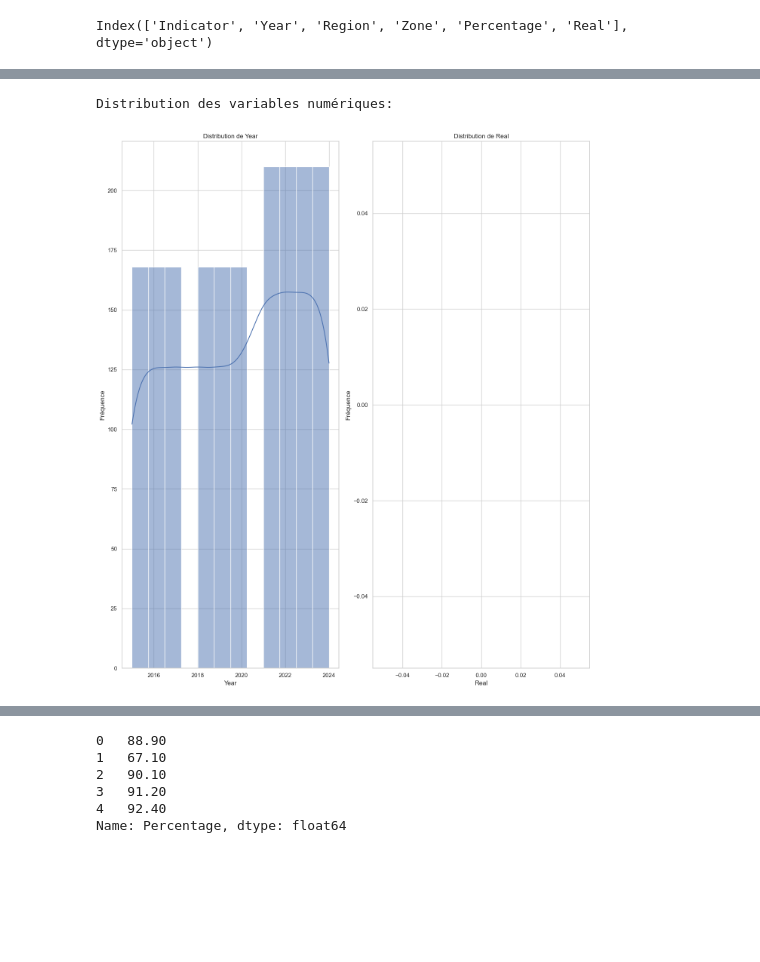
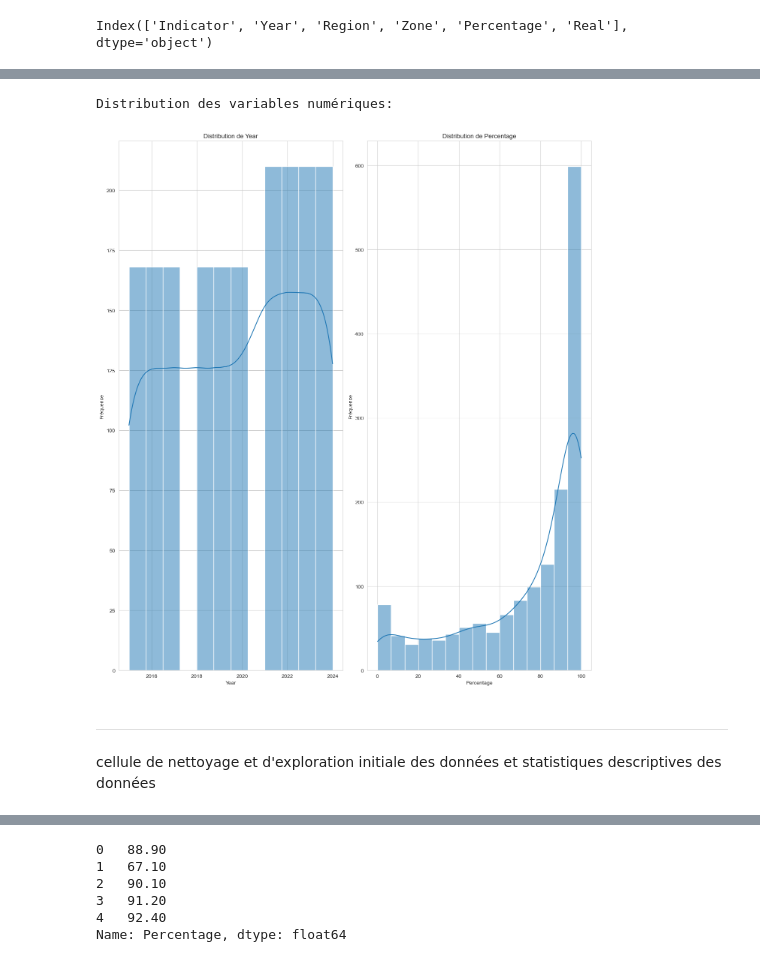
Before and after one commit to speedy27/Data-analysis, a Jupyter notebook: Projet_Analyse_Donnees.ipynb, the cells around one changed output, grey strips where cells are left out. Drawn from its saved outputs; the diff is of its cells as text; code cells hidden in the pictures; blank space fills up the shorter version.

```diff
--- a/Projet_Analyse_Donnees.ipynb
+++ b/Projet_Analyse_Donnees.ipynb
@@ -118,30 +242,57 @@ pd.set_option('display.float_format', '{:.2f}'.format)
 # %%
+import matplotlib.pyplot as plt
+import seaborn as sns
+
+# Fonction pour tracer les histogrammes des variables numériques d'un DataFrame
+# df : DataFrame pandas à analyser
+# numerical_cols : liste des colonnes numériques à tracer
+# n_cols : nombre de colonnes de sous-graphiques par ligne (par défaut 3)
+# figsize : taille de la figure globale
+
 def plot_histograms(df, numerical_cols, n_cols=3, figsize=(20, 15)):
+    # Calcul du nombre de lignes nécessaires pour afficher tous les histogrammes
     n_rows = (len(numerical_cols) + n_cols - 1) // n_cols
+    # Création de la grille de sous-graphiques
     fig, axes = plt.subplots(n_rows, n_cols, figsize=figsize)
+    # Mise à plat de la grille pour un accès facile par indice
     axes = axes.flatten()
 
+    # Boucle sur chaque colonne numérique pour tracer son histogramme
     for i, col in enumerate(numerical_cols):
+        # Tracé de l'histogramme avec la densité (kde) pour la colonne courante
         sns.histplot(df[col].dropna(), kde=True, ax=axes[i])
+        # Titre du sous-graphe
         axes[i].set_title(f'Distribution de {col}', fontsize=12)
+        # Label de l'axe x
         axes[i].set_xlabel(col)
+        # Label de l'axe y
         axes[i].set_ylabel('Fréquence')
 
-    # Masquer les axes supplémentaires si nécessaire
+    # Masquer les axes inutilisés si le nombre de variables n'est pas un multiple de n_cols
     for j in range(i+1, len(axes)):
         axes[j].set_visible(False)
 
+    # Ajustement automatique de la disposition pour éviter le chevauchement
     plt.tight_layout()
+    # Affichage de la figure
     plt.show()
 
+# Sélection des colonnes numériques du DataFrame principal (en excluant Real)
+df = df  # df est le DataFrame principal déjà chargé précédemment
 numerical_cols = df.select_dtypes(include=['int64', 'float64']).columns.tolist()
+# Exclure la colonne 'Real' si elle existe
+if 'Real' in numerical_cols:
+    numerical_cols.remove('Real')
 
-# Tracé des histogrammes
+# Tracé des histogrammes pour toutes les variables numériques (sauf Real)
 print("Distribution des variables numériques:")
-plot_histograms(df, numerical_cols)
+plot_histograms(df, numerical_cols)  # Affiche un histogramme pour chaque variable numérique
 # %% [output]
 Distribution des variables numériques:
-[figure, old version]
+[figure, new version]
+# %% [markdown]
+----------
+cellule de nettoyage et d'exploration initiale des données et statistiques descriptives des données
 # %%
 def clean_numeric(value):
     if isinstance(value, str):
```
Also changed, not shown: parts of 12 cells of this notebook, 1 other file.
